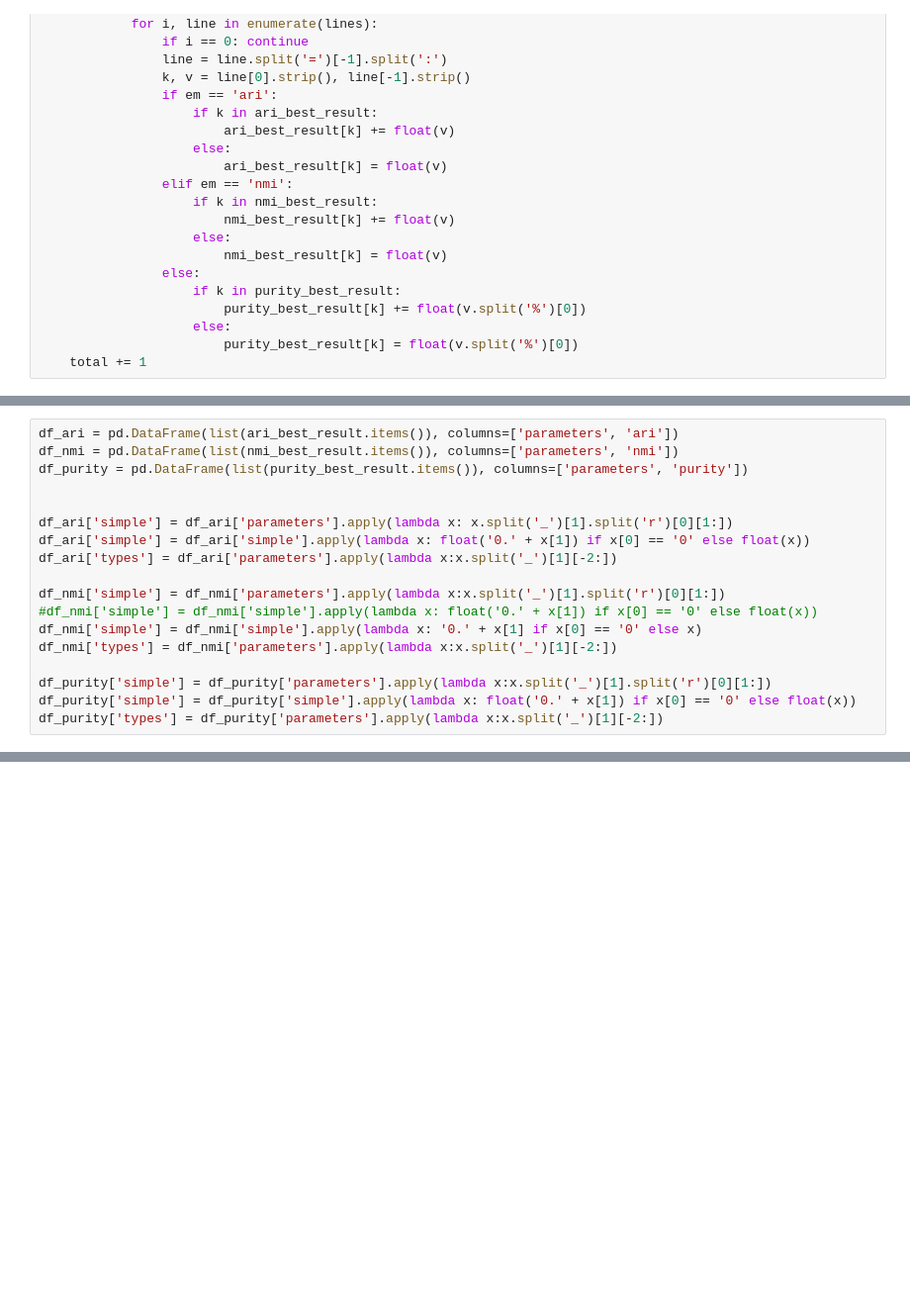
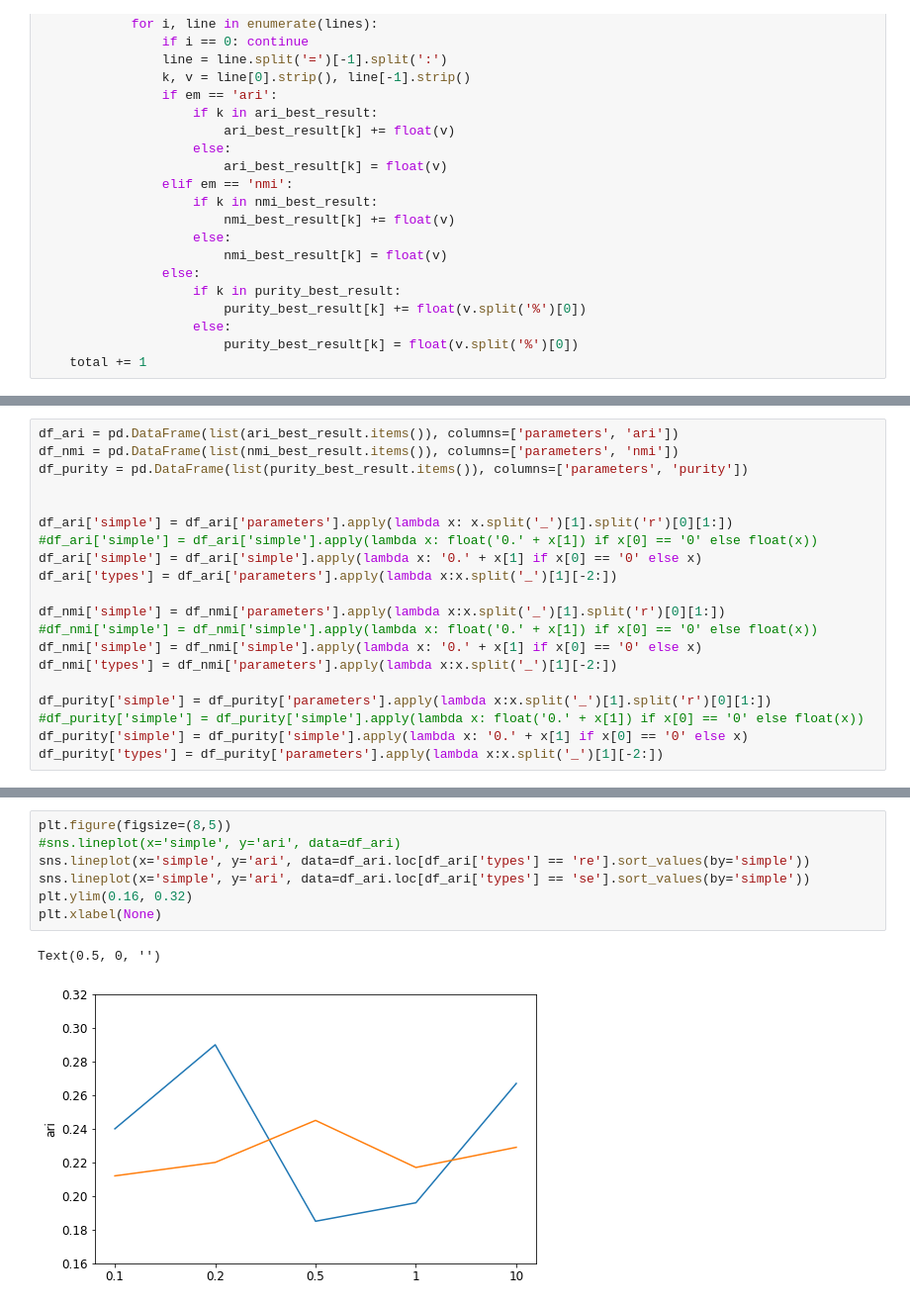
Before and after one commit to hopemini/data_processing, a Jupyter notebook: jideca_params/find_mean.ipynb, the cells around one changed output, grey strips where cells are left out. Shown at 99% size. Cells and saved outputs as stored; diff of their text form; blank space fills up the shorter version.

```diff
--- a/jideca_params/find_mean.ipynb
+++ b/jideca_params/find_mean.ipynb
@@ -57,7 +57,8 @@ df_purity = pd.DataFrame(list(purity_best_result.items()), columns=['parameters'
 
 
 df_ari['simple'] = df_ari['parameters'].apply(lambda x: x.split('_')[1].split('r')[0][1:])
-df_ari['simple'] = df_ari['simple'].apply(lambda x: float('0.' + x[1]) if x[0] == '0' else float(x))
+#df_ari['simple'] = df_ari['simple'].apply(lambda x: float('0.' + x[1]) if x[0] == '0' else float(x))
+df_ari['simple'] = df_ari['simple'].apply(lambda x: '0.' + x[1] if x[0] == '0' else x)
 df_ari['types'] = df_ari['parameters'].apply(lambda x:x.split('_')[1][-2:])
 
 df_nmi['simple'] = df_nmi['parameters'].apply(lambda x:x.split('_')[1].split('r')[0][1:])
@@ -66,6 +67,7 @@ df_nmi['simple'] = df_nmi['simple'].apply(lambda x: '0.' + x[1] if x[0] == '0' e
 df_nmi['types'] = df_nmi['parameters'].apply(lambda x:x.split('_')[1][-2:])
 
 df_purity['simple'] = df_purity['parameters'].apply(lambda x:x.split('_')[1].split('r')[0][1:])
-df_purity['simple'] = df_purity['simple'].apply(lambda x: float('0.' + x[1]) if x[0] == '0' else float(x))
+#df_purity['simple'] = df_purity['simple'].apply(lambda x: float('0.' + x[1]) if x[0] == '0' else float(x))
+df_purity['simple'] = df_purity['simple'].apply(lambda x: '0.' + x[1] if x[0] == '0' else x)
 df_purity['types'] = df_purity['parameters'].apply(lambda x:x.split('_')[1][-2:])
 # %%
@@ -83,0 +107,10 @@ Text(0.5, 0, '')
+# %%
+plt.figure(figsize=(8,5))
+#sns.lineplot(x='simple', y='ari', data=df_ari)
+sns.lineplot(x='simple', y='ari', data=df_ari.loc[df_ari['types'] == 're'].sort_values(by='simple'))
+sns.lineplot(x='simple', y='ari', data=df_ari.loc[df_ari['types'] == 'se'].sort_values(by='simple'))
+plt.ylim(0.16, 0.32)
+plt.xlabel(None)
+# %% [output]
+Text(0.5, 0, '')
+[figure, added]
```
Also changed, not shown: parts of 5 cells of this notebook.
